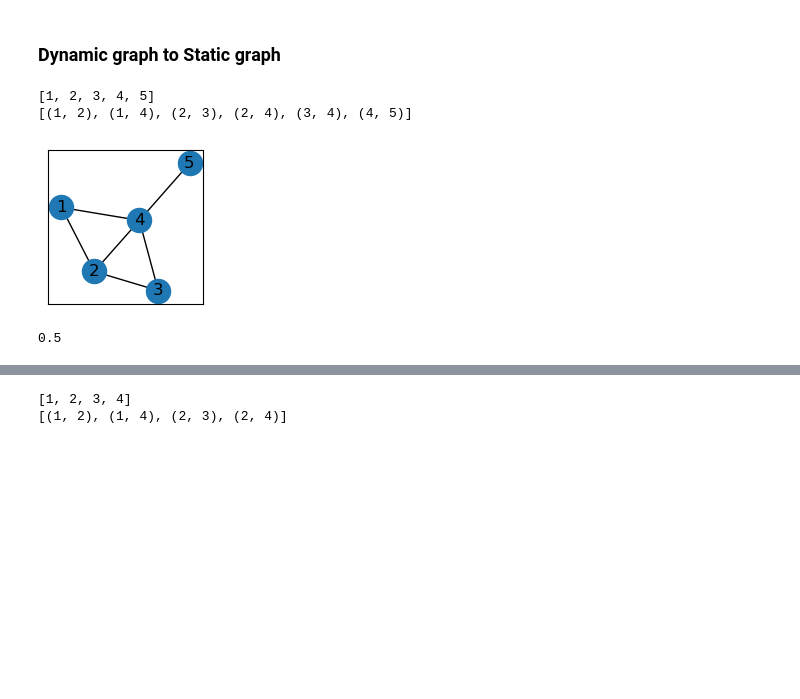
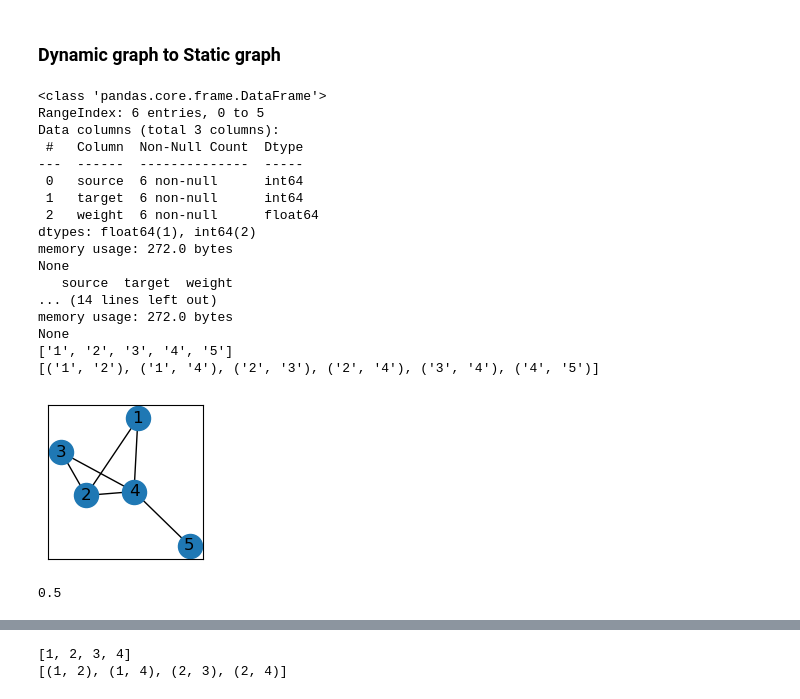
Before and after one commit to win7/GNN_Unsupervised, a Jupyter notebook: preprocessing.ipynb, the cells around one changed output, grey strips where cells are left out. Drawn from its saved outputs; the diff is of its cells as text; code cells hidden in the pictures; blank space fills up the shorter version.

```diff
--- a/preprocessing.ipynb
+++ b/preprocessing.ipynb
@@ -140,20 +140,42 @@ time: 3min 47s (started: 2023-06-06 09:54:04 -05:00)
 # %%
 # elist = [(2, 1), (3, 2), (4, 1), (2, 4)]
 
 elist = [(1, 2, 0.5), (2, 3, 0.6), (1, 4, 0.7), (2, 4, 0.8), (3, 4, 0.9), (4, 5, 1.0)]
-G1 = nx.Graph()
-G1.add_weighted_edges_from(elist)
+df = pd.DataFrame(elist, columns=["source", "target", "weight"])
+print(df.info())
+print(df.head())
+df[["source", "target"]] = df[["source", "target"]].astype("string")
+print(df.info())
+df.to_csv("del.csv", index=False)
+# G1 = nx.Graph()
+# G1.add_weighted_edges_from(elist)
+G1 = nx.from_pandas_edgelist(df, edge_attr=["weight"])
 
 print(G1.nodes())
 print(G1.edges())
 
 plt.figure(1,figsize=(2, 2))
 nx.draw_networkx(G1)
 plt.show()
 
-G1.get_edge_data(2, 1, default=0)["weight"]
+G1.get_edge_data("2", "1", default=0)["weight"]
 # %% [output]
-[1, 2, 3, 4, 5]
-[(1, 2), (1, 4), (2, 3), (2, 4), (3, 4), (4, 5)]
+<class 'pandas.core.frame.DataFrame'>
+RangeIndex: 6 entries, 0 to 5
+Data columns (total 3 columns):
+ #   Column  Non-Null Count  Dtype
+---  ------  --------------  -----
+ 0   source  6 non-null      int64
+ 1   target  6 non-null      int64
+ 2   weight  6 non-null      float64
+dtypes: float64(1), int64(2)
+memory usage: 272.0 bytes
+None
+   source  target  weight
+... (14 lines left out)
+memory usage: 272.0 bytes
+None
+['1', '2', '3', '4', '5']
+[('1', '2'), ('1', '4'), ('2', '3'), ('2', '4'), ('3', '4'), ('4', '5')]
-[figure, old version]
+[figure, new version]
 0.5
```
Also changed, not shown: parts of 6 cells of this notebook, 2 other files.
